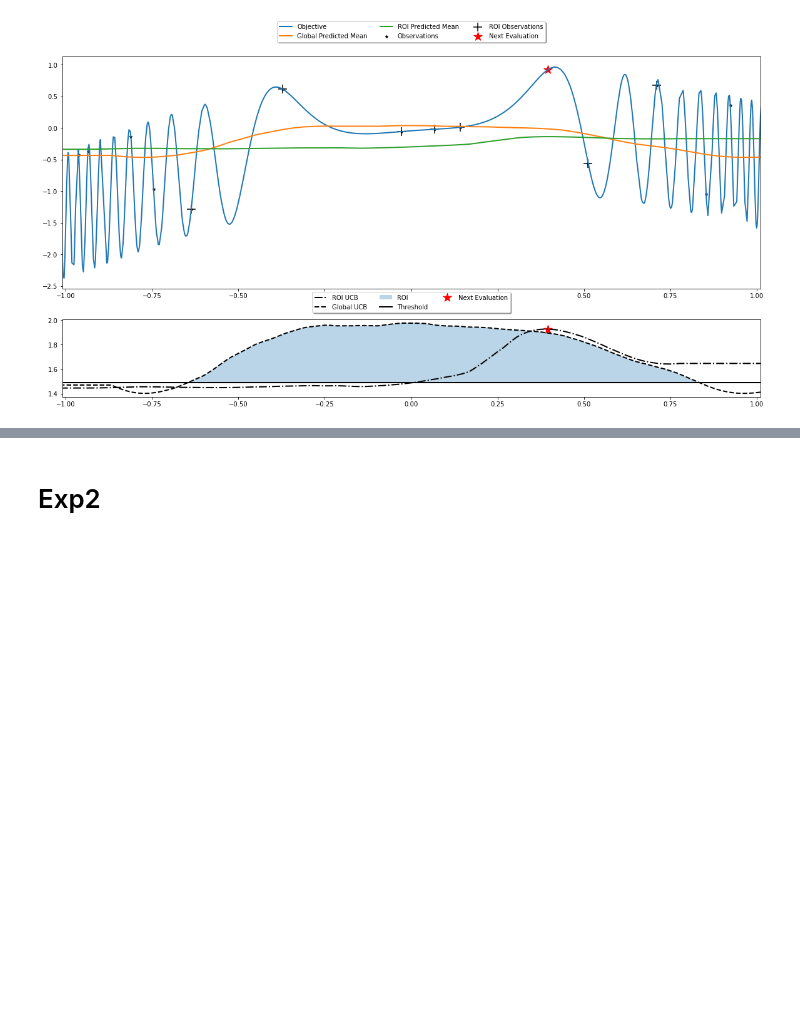
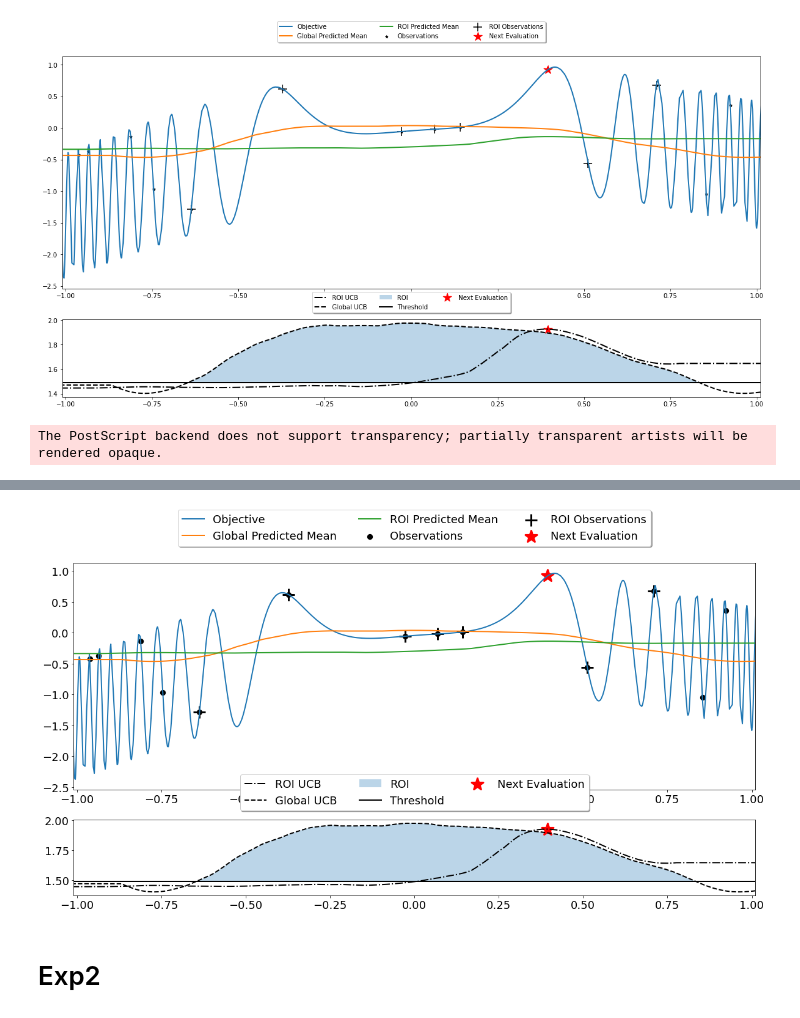
Before and after one commit to SchroDeCat/LLNL, a Jupyter notebook: visual_filtering.ipynb, the cells around one changed output, grey strips where cells are left out. Drawn from its saved outputs; the diff is of its cells as text; code cells hidden in the pictures; blank space fills up the shorter version.

```diff
--- a/visual_filtering.ipynb
+++ b/visual_filtering.ipynb
@@ -457,3 +457,81 @@ Threshold -0.18415546417236328 -0.18415546417236328
 tensor([ 0.2465, -0.2015, -0.2438, -0.2142,  0.2531,  0.1198,  0.2613,  0.1949,
         -0.2429, -0.2142, -0.2382, -0.2456, -0.2404, -0.1733, -0.0734])
 [figure]
+# %%
+def plot_result_cont_3(res, beta, plot_beta=2):
+        """
+        Beta: acting beta for filtering.
+        Plot_beta: merely for visualization.
+        """
+        font_size = 18
+        marker_width = 3
+        marker_size = 400
+
+        dk, sim_dk_ae = res
+        _dk_lower, _dk_upper = dk.CI(scaled_input_tensor)
+        dk_lower, dk_upper = scale(plot_beta, _dk_lower, _dk_upper)
+        dk_mean = (dk_upper + dk_lower)/2
+        _roi_lower, _roi_upper = sim_dk_ae.dkl.CI(scaled_input_tensor)
+        roi_lower, roi_upper = scale(plot_beta, _roi_lower, _roi_upper)
+        roi_mean = (roi_upper + roi_lower )/2
+        # print(scaled_input_tensor[:,0].shape, torch.unique(scaled_input_tensor[:,0]).shape)
+        global_order = torch.argsort(scaled_input_tensor[:,0])
+        # plt.figure(figsize=[20,10])
+        # ax1 = plt.subplot(2,1,1)
+        # ax2 = plt.subplot(2,1,2)
+        _, (ax1, ax2) = plt.subplots(2, 1, figsize=[20,10], gridspec_kw={'height_ratios': [3, 1]})
+        # ax1_beta = 0.8 * plot_beta
+        ax1_beta = 1
+        ax2_beta = 1
+        # ax2_beta = 1 / plot_beta
+
+
+        ax1.plot(scaled_input_tensor[global_order,0], train_output[global_order] * ax1_beta, linewidth=2, label="Objective")
+        ax1.plot(scaled_input_tensor[global_order,0], dk_mean[global_order] * ax1_beta,    linewidth=2, label="Global Predicted Mean")
+        ax1.plot(scaled_input_tensor[global_order,0], roi_mean[global_order]* ax1_beta,   linewidth=2, label="ROI Predicted Mean")
+        ax2.plot(scaled_input_tensor[global_order,0], _roi_upper[global_order] * ax2_beta,  linewidth=2, linestyle='-.', color="black", label="ROI UCB")
+        _roi_ucb = np.vstack([scaled_input_tensor[global_order,0].numpy(), _roi_upper[global_order].numpy().squeeze()])
+        # np.save('roi_ucb_1dillustration.npy', _obj )
+        # ax2.plot(scaled_input_tensor[global_order,0], roi_lower[global_order],  linewidth=2, label="ROI LCB")
+        ax2.plot(scaled_input_tensor[global_order,0], _dk_upper[global_order] * ax2_beta,   linewidth=2, linestyle='--', color="black", label="Global UCB")
+        _global_ucb = np.vstack([scaled_input_tensor[global_order,0].numpy(), _dk_upper[global_order].numpy().squeeze()])
+        # np.save('global_ucb_1dillustration.npy', _obj )
+        # ax2.plot(scaled_input_tensor[global_order,0], dk_lower[global_order],   linewidth=2, label="Global LCB")
+        # ax2.fill_between(scaled_input_tensor[global_order,0], roi_lower[global_order], roi_upper[global_order], alpha=0.3, label="ROI CI")
+        # ax2.fill_between(scaled_input_tensor[global_order,0], dk_lower[global_order], dk_upper[global_order], alpha=0.3, label="Global CI")
+        _threshold_idx = torch.abs(dk_upper - dk_lower.max()).argmin()
+        _threshold_value = _dk_upper[_threshold_idx]
+        _threshold = torch.ones(scaled_input_tensor[:,0].size()) * (_threshold_value)
+        ax2.fill_between(scaled_input_tensor[global_order,0], _threshold * ax2_beta, _dk_upper[global_order] * ax2_beta, where=dk_upper[global_order] > dk_lower.max(), alpha=0.3, label="ROI")
+        ax2.plot(scaled_input_tensor[global_order,0], _threshold * ax2_beta, color="black", linewidth=2, label="Threshold")
+
+
+        ax1.scatter(dk.train_x[:,0], dk.train_y * ax1_beta, s=marker_size/10, marker='o', linewidths=marker_width, color='black', label="Observations")
+        global_lcb, global_ucb = scale(beta, _dk_lower, _dk_upper)
+        _obs_lcb, _obs_ucb = dk.CI(dk.train_x)
+        obs_lcb, obs_ucb = scale(beta, _obs_lcb, _obs_ucb)
+        threshold = global_lcb.max()
+        ucb_filter = obs_ucb >= threshold
+        print(f"Threshold {threshold} {dk_lower.max()}")
+        print(obs_ucb)
+
+        ax1.scatter(dk.train_x[ucb_filter,0], dk.train_y[ucb_filter] * ax1_beta, s=marker_size, marker='+', linewidths=marker_width, color='black', label="ROI Observations")
+        next_pick = torch.argmax(roi_upper)
+        ax1.scatter(scaled_input_tensor[next_pick,0], train_output[next_pick] * ax1_beta, s=marker_size, marker='*', linewidths=marker_width, color='red', label="Next Evaluation")
+        ax2.scatter(scaled_input_tensor[next_pick,0], _roi_upper[next_pick]* ax2_beta, s=marker_size, marker='*', linewidths=marker_width, color='red', label="Next Evaluation")
+
+        ax1.legend(loc='lower center', bbox_to_anchor=(0.5, 1.05),ncol=3, fancybox=True, shadow=True, prop={'size': font_size})
+
+        ax2.legend(loc='lower center', bbox_to_anchor=(0.5, 1.05),ncol=3, fancybox=True, shadow=True, prop={'size': font_size})
+        ax2.tick_params(axis='both', which='major', labelsize=font_size)
+        ax1.tick_params(axis='both', which='major', labelsize=font_size)
+        ax2.set_xlim([-1.01, 1.01])
+        ax1.set_xlim([-1.01, 1.01])
+        # ax1.get_yaxis().set_visible(False)
+        # ax2.get_yaxis().set_visible(False)
+        plt.savefig(f"1DEG-lr{learning_rate}-beta{cli_args.beta}-train{cli_args.train_times}.eps", format='eps')
+
+# plot_result(res)
+plot_result_cont_3(res5, 0.23, 0.23)
+# %% [output]
+The PostScript backend does not support transparency; partially transparent artists will be rendered opaque.
@@ -460,3 +541,4 @@ tensor([ 0.2465, -0.2015, -0.2438, -0.2142,  0.2531,  0.1198,  0.2613,  0.1949,
+[figure, added]
 # %% [markdown]
 # Exp2
 # %%
```
Also changed, not shown: parts of 2 cells of this notebook.
